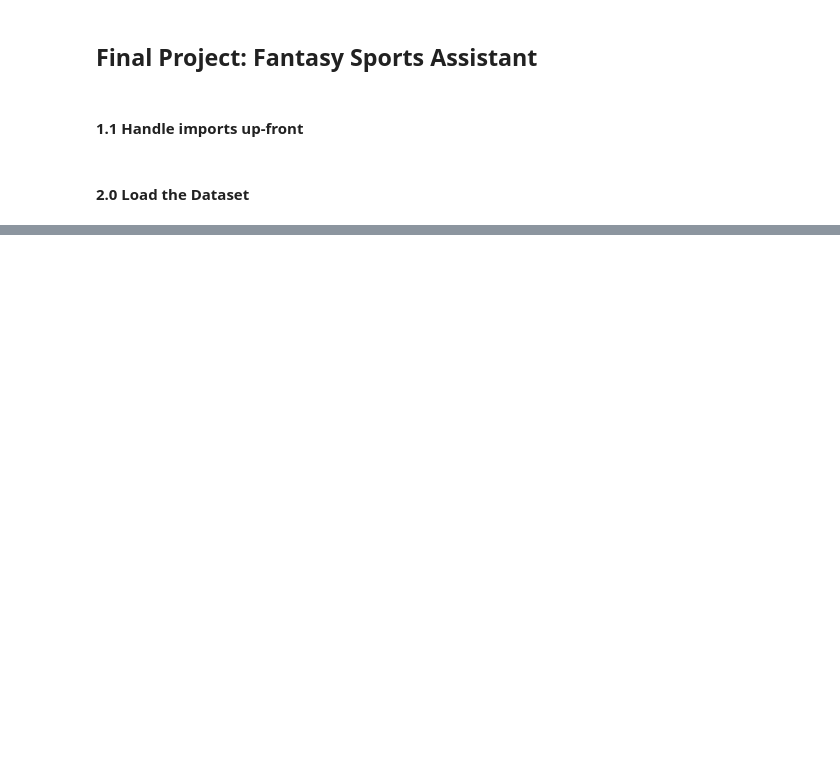
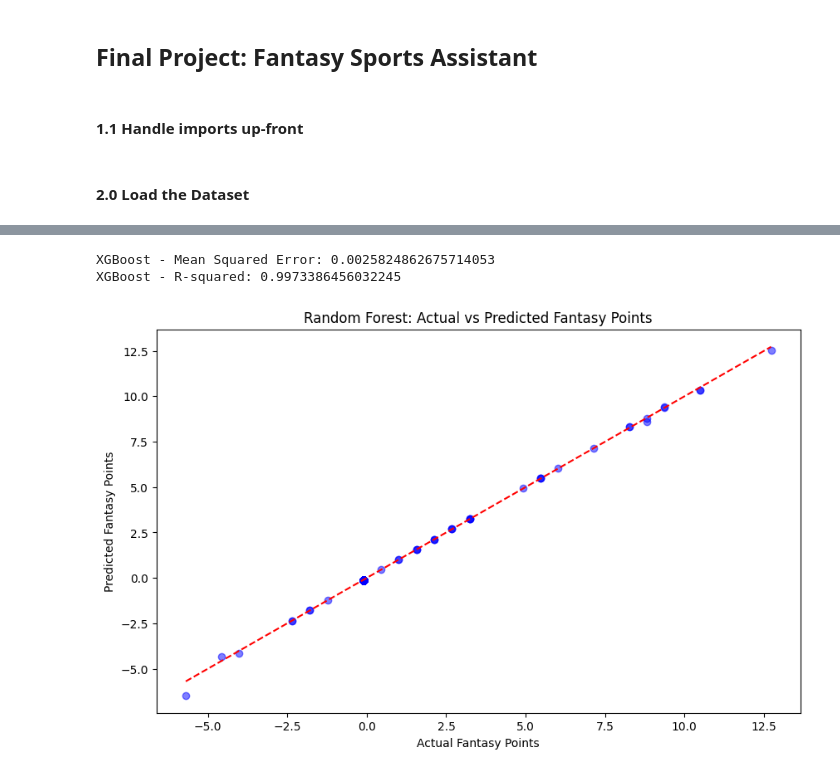
Before and after one commit to 4GeeksAcademy/maria272727fantasy_sports_assistant, a Jupyter notebook: src/mvp.ipynb, the cells around one changed output, grey strips where cells are left out. Saved outputs shown, nothing was run; the diff lists cells and outputs as text; code cells hidden in the pictures; blank space fills up the shorter version.

```diff
--- a/src/mvp.ipynb
+++ b/src/mvp.ipynb
@@ -153,0 +252,9 @@ ValueError: could not convert string to float: 'Josh Allen BUF'
+# %%
+from sklearn.model_selection import train_test_split
+
+# Split the data into training and testing sets (80% for training, 20% for testing)
+X_train, X_test, y_train, y_test = train_test_split(X, y, test_size=0.2, random_state=42)
+
+# Print the shape of the splits to verify
+print(f"Training data shape (X_train): {X_train.shape}")
+print(f"Test data shape (X_test): {X_test.shape}")
@@ -153,0 +264,19 @@ ValueError: could not convert string to float: 'Josh Allen BUF'
+# %%
+from sklearn.linear_model import LinearRegression
+from sklearn.metrics import mean_squared_error, r2_score
+
+# Initialize Linear Regression
+linear_model = LinearRegression()
+
+# Train the model
+linear_model.fit(X_train, y_train)
+
+# Make predictions
+y_pred_linear = linear_model.predict(X_test)
+
+# Evaluate the model
+mse_linear = mean_squared_error(y_test, y_pred_linear)
+r2_linear = r2_score(y_test, y_pred_linear)
+
+print(f"Linear Regression - Mean Squared Error: {mse_linear}")
+print(f"Linear Regression - R-squared: {r2_linear}")
@@ -153,0 +343,39 @@ ValueError: could not convert string to float: 'Josh Allen BUF'
+# %%
+import xgboost as xgb
+from sklearn.metrics import mean_squared_error, r2_score
+
+# Define the model (XGBoost Regressor)
+xg_model = xgb.XGBRegressor(objective='reg:squarederror', random_state=42)
+
+# Fit the model
+xg_model.fit(X_train, y_train)
+
+# Make predictions
+y_pred_xg = xg_model.predict(X_test)
+
+# Evaluate performance
+mse_xg = mean_squared_error(y_test, y_pred_xg)
+r2_xg = r2_score(y_test, y_pred_xg)
+
+print(f"XGBoost - Mean Squared Error: {mse_xg}")
+print(f"XGBoost - R-squared: {r2_xg}")
+# %% [output]
+XGBoost - Mean Squared Error: 0.0025824862675714053
+XGBoost - R-squared: 0.9973386456032245
+# %%
+import matplotlib.pyplot as plt
+import seaborn as sns
+
+# Make predictions using the best Random Forest model (from GridSearchCV or RandomizedSearchCV)
+y_pred_rf = best_rf_model.predict(X_test)
+
+# Plotting Actual vs Predicted Fantasy Points
+plt.figure(figsize=(10, 6))
+plt.scatter(y_test, y_pred_rf, color='blue', alpha=0.5)
+plt.plot([y_test.min(), y_test.max()], [y_test.min(), y_test.max()], color='red', linestyle='--')
+plt.xlabel('Actual Fantasy Points')
+plt.ylabel('Predicted Fantasy Points')
+plt.title('Random Forest: Actual vs Predicted Fantasy Points')
+plt.show()
+# %% [output]
+[figure, added]
```
Also changed, not shown: parts of 32 cells of this notebook.
